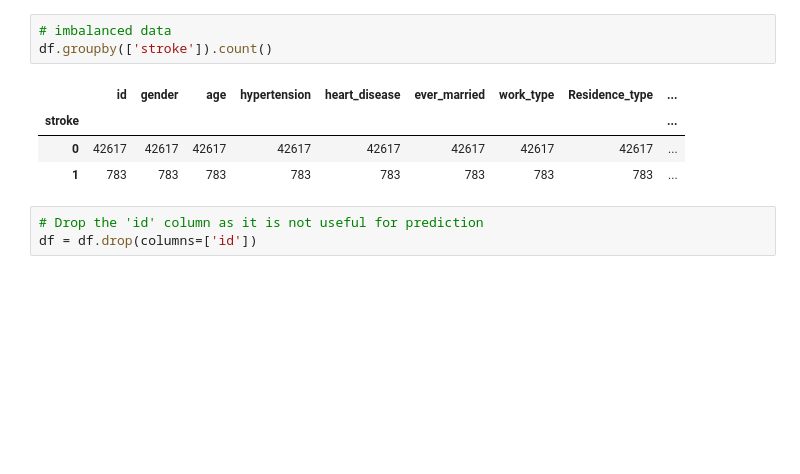
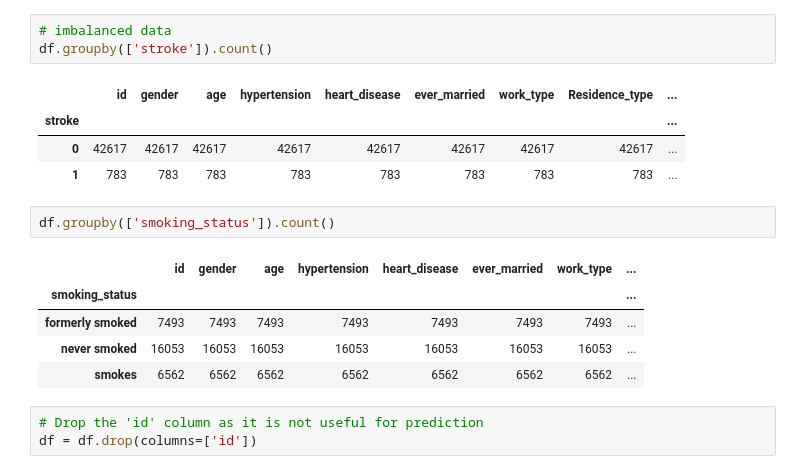
Before and after one commit to IHesamI/Ml_Pracrtice2, a Jupyter notebook: q1/q1.ipynb, the cells around one changed output. Drawn from its saved outputs; the diff is of its cells as text; blank space fills up the shorter version.

```diff
--- a/q1/q1.ipynb
+++ b/q1/q1.ipynb
@@ -36,6 +42,14 @@ df.groupby(['stroke']).count()
 | stroke |  |  |  |  |  |  |  |  | ... |
 | 0 | 42617 | 42617 | 42617 | 42617 | 42617 | 42617 | 42617 | 42617 | ... |
 | 1 | 783 | 783 | 783 | 783 | 783 | 783 | 783 | 783 | ... |
+# %%
+df.groupby(['smoking_status']).count()
+# %% [output]
+|  | id | gender | age | hypertension | heart_disease | ever_married | work_type | ... |
+| smoking_status |  |  |  |  |  |  |  | ... |
+| formerly smoked | 7493 | 7493 | 7493 | 7493 | 7493 | 7493 | 7493 | ... |
+| never smoked | 16053 | 16053 | 16053 | 16053 | 16053 | 16053 | 16053 | ... |
+| smokes | 6562 | 6562 | 6562 | 6562 | 6562 | 6562 | 6562 | ... |
 # %%
 # Drop the 'id' column as it is not useful for prediction
 df = df.drop(columns=['id'])
```
Also changed, not shown: parts of 4 cells of this notebook, 2 other files.
